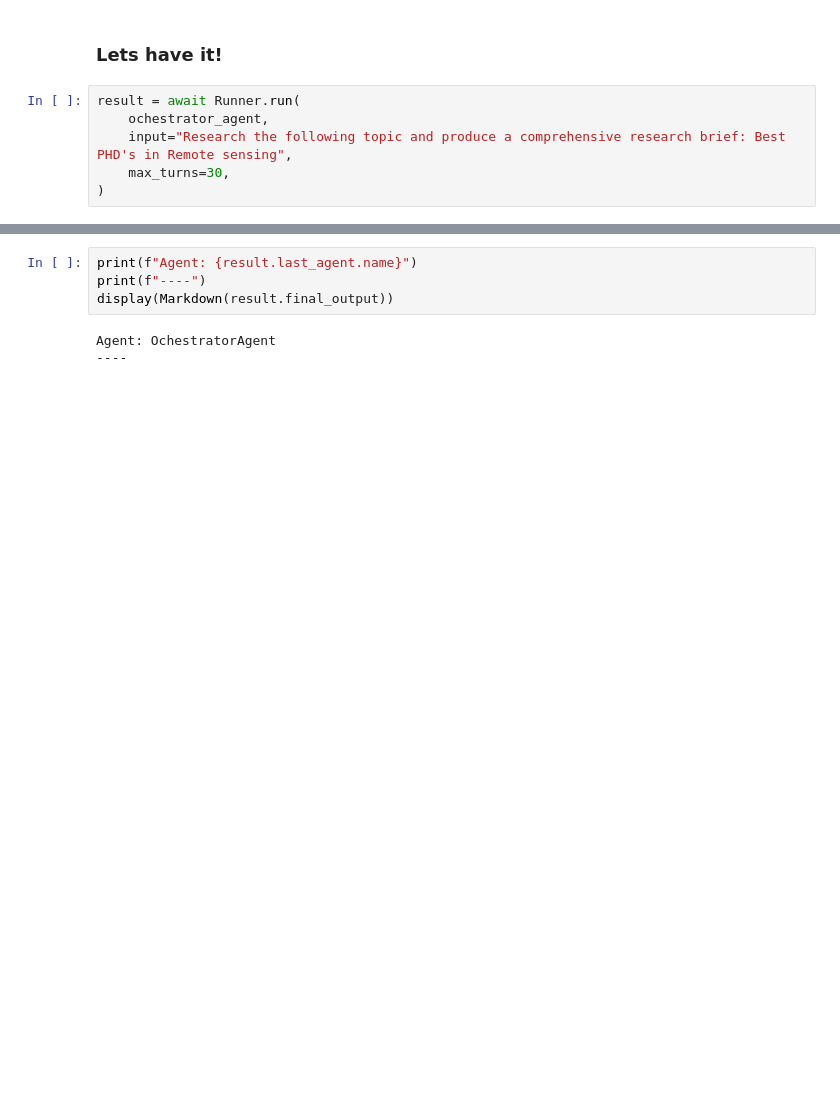
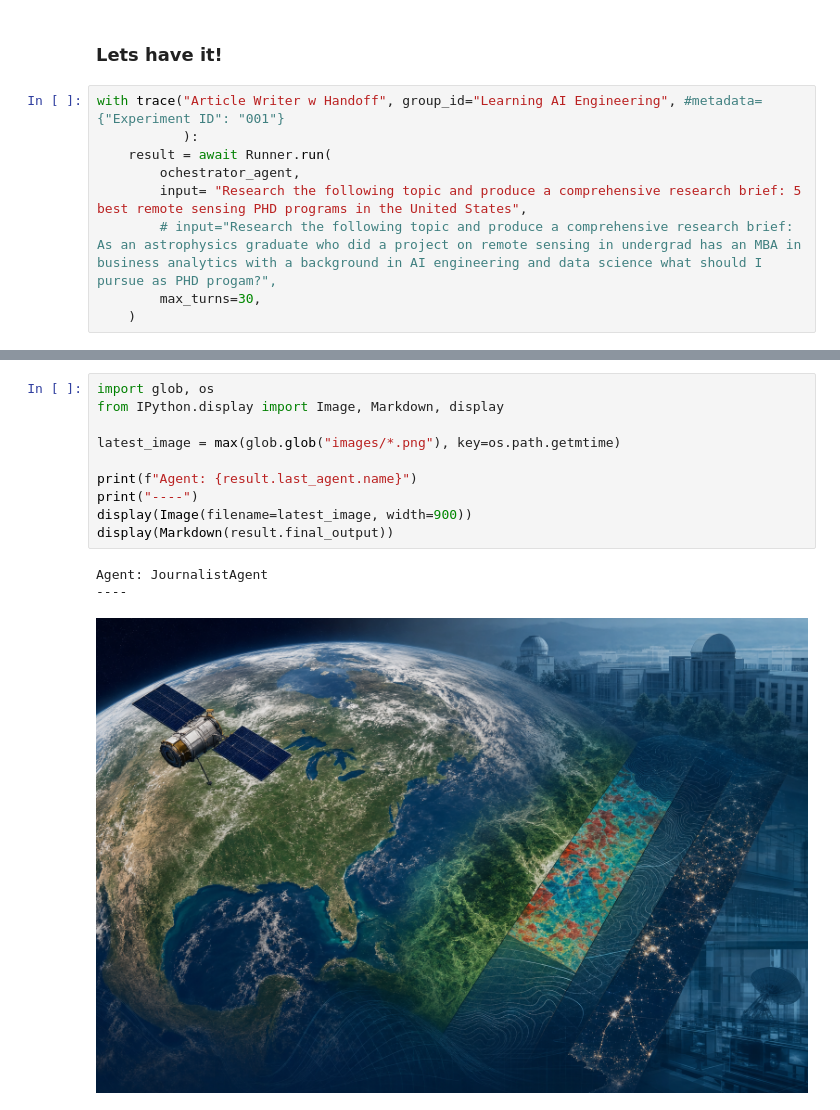
Before and after one commit to LEE-NANGI/AI-Engineering, a Jupyter notebook: AI-Engineering-Part-2/Week-6/article-writer.ipynb, the cells around one changed output, grey strips where cells are left out. Saved outputs shown, nothing was run; the diff lists cells and outputs as text; blank space fills up the shorter version.

Commit message:
MultiAgentOrchestration

```diff
--- a/AI-Engineering-Part-2/Week-6/article-writer.ipynb
+++ b/AI-Engineering-Part-2/Week-6/article-writer.ipynb
@@ -121,9 +284,12 @@ ochestrator_agent = Agent(
 # %% [markdown]
 ### Lets have it!
 # %%
-result = await Runner.run(
-    ochestrator_agent,
-    input="Research the following topic and produce a comprehensive research brief: Best PHD's in Remote sensing",
-    max_turns=30,
-)
+with trace("Article Writer w Handoff", group_id="Learning AI Engineering", #metadata={"Experiment ID": "001"}
+           ):
+    result = await Runner.run(
+        ochestrator_agent,
+        input= "Research the following topic and produce a comprehensive research brief: 5 best remote sensing PHD programs in the United States",
+        # input="Research the following topic and produce a comprehensive research brief: As an astrophysics graduate who did a project on remote sensing in undergrad has an MBA in business analytics with a background in AI engineering and data science what should I pursue as PHD progam?",
+        max_turns=30,
+    )
 # %% [output]
@@ -152,7 +313,14 @@ APIConnectionError: Connection error.
 # %%
+import glob, os
+from IPython.display import Image, Markdown, display
+
+latest_image = max(glob.glob("images/*.png"), key=os.path.getmtime)
+
 print(f"Agent: {result.last_agent.name}")
-print(f"----")
+print("----")
+display(Image(filename=latest_image, width=900))
 display(Markdown(result.final_output))
 # %% [output]
-Agent: OchestratorAgent
+Agent: JournalistAgent
 ----
+[figure, added]
```
Also changed, not shown: parts of 16 cells of this notebook, 8 other files.
